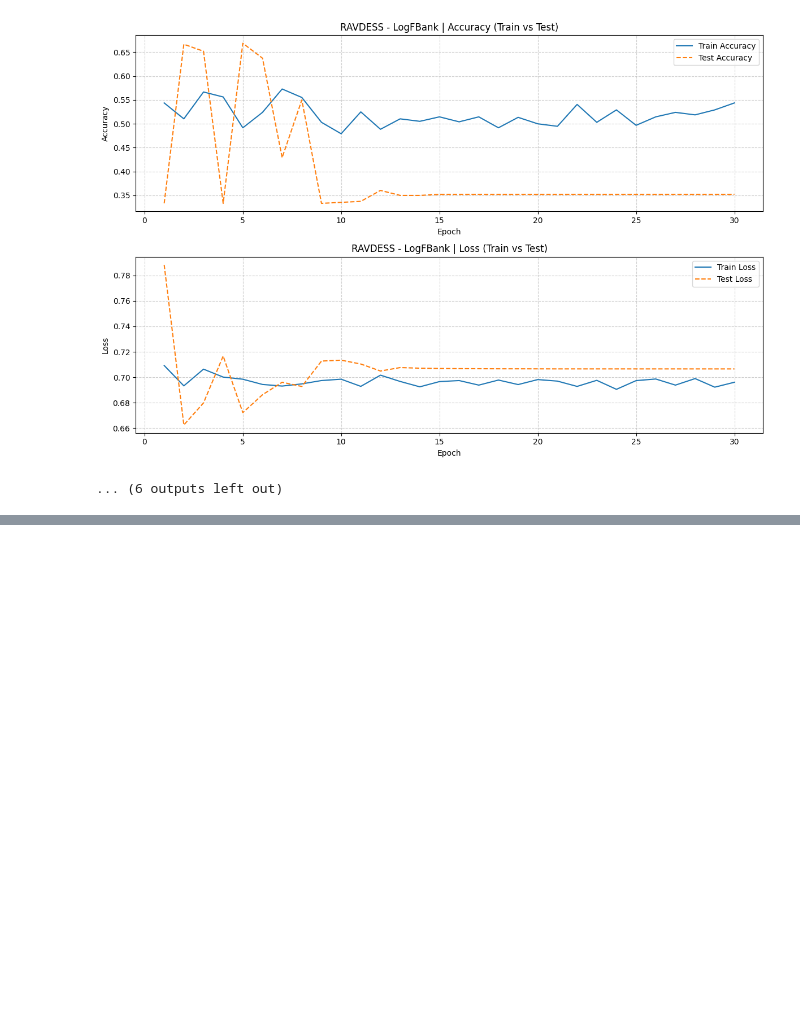
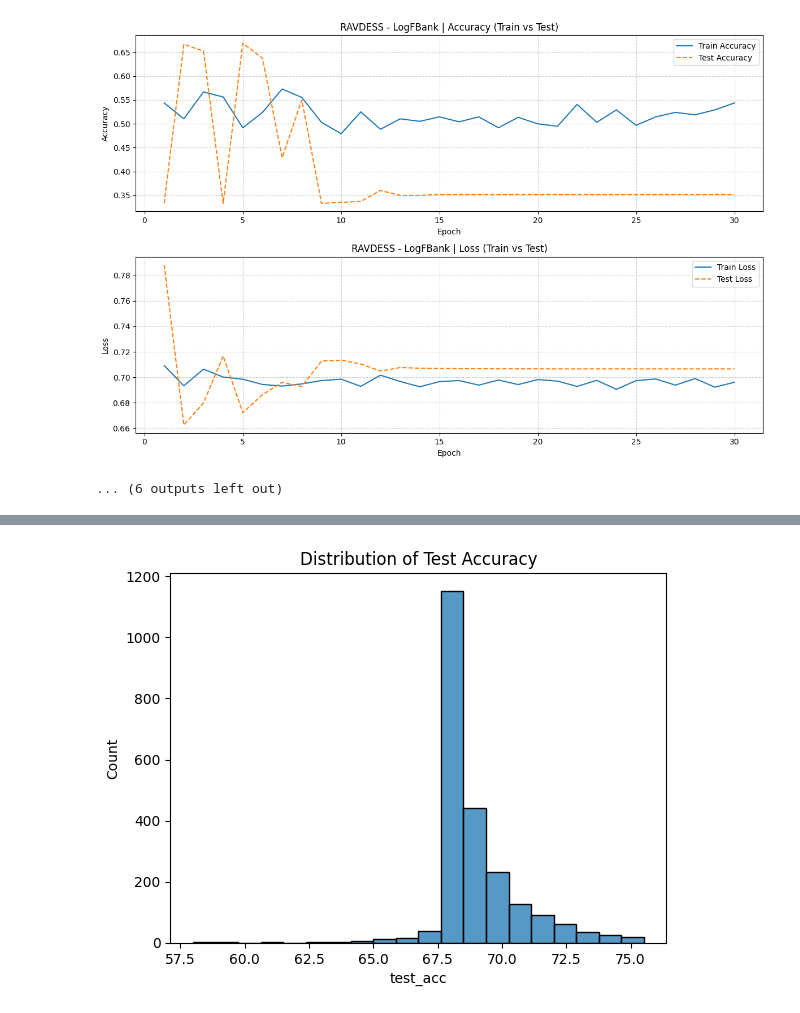
Before and after one commit to Hadoroo/Speech-Stress-Detection, a Jupyter notebook: Scripts/Visualizer/visualizer.ipynb, the cells around one changed output, grey strips where cells are left out. Saved outputs shown, nothing was run; the diff lists cells and outputs as text; code cells hidden in the pictures; blank space fills up the shorter version.

```diff
--- a/Scripts/Visualizer/visualizer.ipynb
+++ b/Scripts/Visualizer/visualizer.ipynb
@@ -387,0 +415,6 @@ print(best_per_dataset[["Dataset", "Feature", "Test Accuracy", "Precision", "Rec
+# %%
+sns.histplot(df["test_acc"], bins=20)
+plt.title("Distribution of Test Accuracy")
+plt.show()
+# %% [output]
+[figure, added]
```
Also changed, not shown: parts of 10 cells of this notebook, 4 other files.
